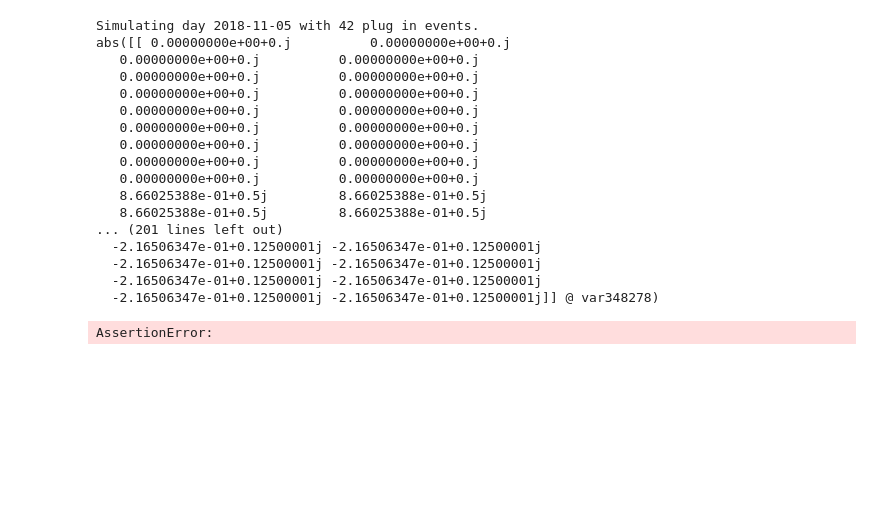
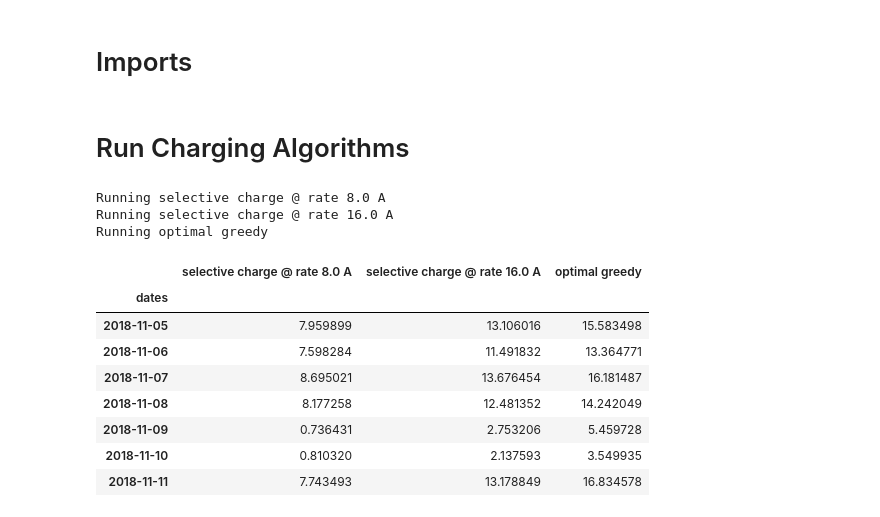
Before and after one commit to chrisyeh96/sustaingym, a Jupyter notebook: examples/baseline_algos.ipynb, the cells around one changed output. Drawn from its saved outputs; the diff is of its cells as text; code cells hidden in the pictures; blank space fills up the shorter version.

```diff
--- a/examples/baseline_algos.ipynb
+++ b/examples/baseline_algos.ipynb
@@ -28,0 +8,2 @@ eval_env = EVChargingEnv(generator, action_type='discrete')
+# %% [markdown]
+# Imports
@@ -29,49 +23,50 @@ eval_env = EVChargingEnv(generator, action_type='discrete')
+# %% [markdown]
+# Run Charging Algorithms
 # %%
 from datetime import datetime, timedelta
 import pandas as pd
 
 DATE_FORMAT = "%Y-%m-%d"
 
-# algs = [SelectiveChargingAlgorithm(rate=0.0), SelectiveChargingAlgorithm(rate=1.0), GreedyAlgorithm()]
-algs = [GreedyAlgorithm()]
+date_range = ('2018-11-05', '2018-11-11')
+
+generator = RealTraceGenerator(site='caltech', date_range=date_range, sequential=True, period=5)
+eval_env = EVChargingEnv(generator, action_type='discrete')
+
+eval_env.reset()
+
+algs = [SelectiveChargingAlgorithm(rate=1.0), SelectiveChargingAlgorithm(rate=2.0), GreedyAlgorithm()]
 
 def collect_rewards(env, algs):
-    # begin = datetime.strptime(env.date_range[0], DATE_FORMAT)
-    # end = datetime.strptime(env.date_range[1], DATE_FORMAT)
-    # days_diff = end - begin
-    # num_days_sim = days_diff.days + 1
+    begin = datetime.strptime(date_range[0], DATE_FORMAT)
+    end = datetime.strptime(date_range[1], DATE_FORMAT)
+    days_diff = end - begin
+    num_days_sim = days_diff.days + 1
 
     results = {}
     for alg in algs:
-        results[alg] = alg.run(env, 1) # num_days_sim
+        print(f"Running {alg.name}")
+        results[alg] = alg.run(env, num_days_sim) # num_days_sim
     results = {alg.name: reward for alg, reward in results.items()}
 
-    print(results)
+    results['dates'] = [begin + timedelta(days=i) for i in range(num_days_sim)]
 
-    # results['dates'] = [begin + timedelta(days=i) for i in range(num_days_sim)]
-
-    # results = pd.DataFrame(results)
-    # results.set_index('dates', inplace=True)
-    # return results
+    results = pd.DataFrame(results)
+    results.set_index('dates', inplace=True)
+    return results
 
 heuristics_rewards = collect_rewards(eval_env, algs)
 heuristics_rewards
 # %% [output]
-Simulating day 2018-11-05 with 42 plug in events.
-abs([[ 0.00000000e+00+0.j          0.00000000e+00+0.j
-   0.00000000e+00+0.j          0.00000000e+00+0.j
-   0.00000000e+00+0.j          0.00000000e+00+0.j
-   0.00000000e+00+0.j          0.00000000e+00+0.j
-   0.00000000e+00+0.j          0.00000000e+00+0.j
-   0.00000000e+00+0.j          0.00000000e+00+0.j
-   0.00000000e+00+0.j          0.00000000e+00+0.j
-   0.00000000e+00+0.j          0.00000000e+00+0.j
-   0.00000000e+00+0.j          0.00000000e+00+0.j
-   8.66025388e-01+0.5j         8.66025388e-01+0.5j
-   8.66025388e-01+0.5j         8.66025388e-01+0.5j
-... (201 lines left out)
-  -2.16506347e-01+0.12500001j -2.16506347e-01+0.12500001j
-  -2.16506347e-01+0.12500001j -2.16506347e-01+0.12500001j
-  -2.16506347e-01+0.12500001j -2.16506347e-01+0.12500001j
-  -2.16506347e-01+0.12500001j -2.16506347e-01+0.12500001j]] @ var348278)
+Running selective charge @ rate 8.0 A
+Running selective charge @ rate 16.0 A
+Running optimal greedy
-AssertionError:
+|  | selective charge @ rate 8.0 A | selective charge @ rate 16.0 A | optimal greedy |
+| dates |  |  |  |
+| 2018-11-05 | 7.959899 | 13.106016 | 15.583498 |
+| 2018-11-06 | 7.598284 | 11.491832 | 13.364771 |
+| 2018-11-07 | 8.695021 | 13.676454 | 16.181487 |
+| 2018-11-08 | 8.177258 | 12.481352 | 14.242049 |
+| 2018-11-09 | 0.736431 | 2.753206 | 5.459728 |
+| 2018-11-10 | 0.810320 | 2.137593 | 3.549935 |
+| 2018-11-11 | 7.743493 | 13.178849 | 16.834578 |
```
Also changed, not shown: parts of 14 cells of this notebook, 4 other files.
